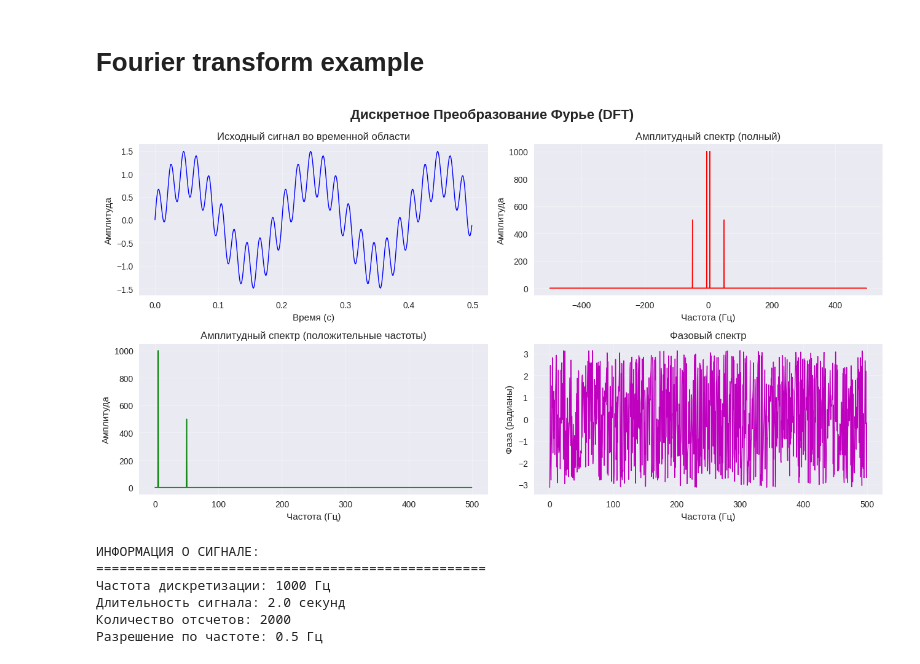
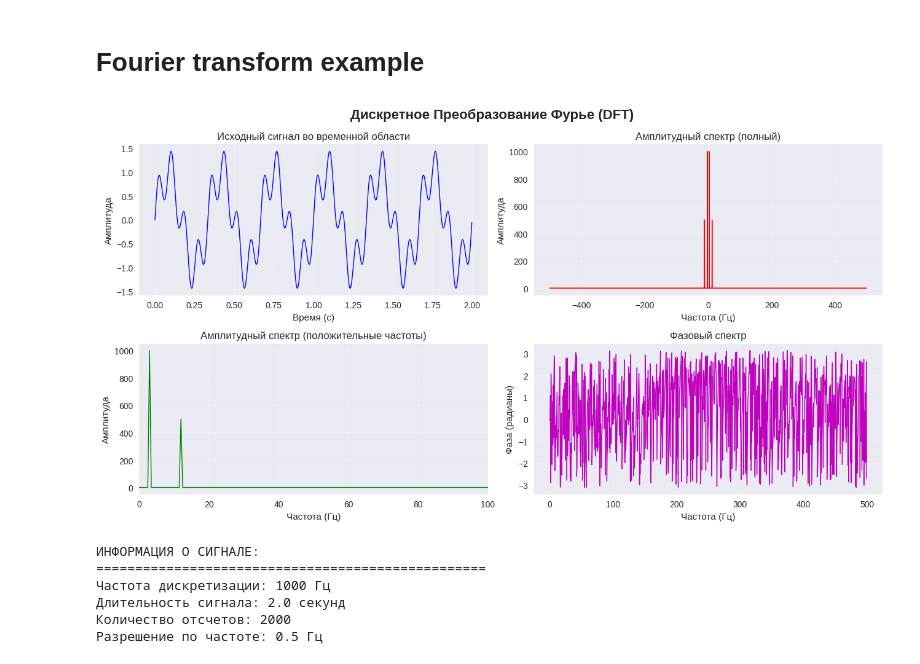
Before and after one commit to TAUforPython/wavelets, a Jupyter notebook: example DFT discrete Fourier transform.ipynb, the cells around one changed output. Cells and saved outputs as stored; diff of their text form; code cells hidden in the pictures.

```diff
--- a/example DFT discrete Fourier transform.ipynb
+++ b/example DFT discrete Fourier transform.ipynb
@@ -19,8 +19,8 @@ def create_signal_example():
     t = np.linspace(0, duration, int(sampling_rate * duration), endpoint=False)
 
     # Создание сигнала: сумма двух синусоид
-    frequency1 = 5   # 5 Гц
-    frequency2 = 50  # 50 Гц
+    frequency1 = 3   # 5 Гц
+    frequency2 = 12  # 30 Гц
     signal = np.sin(2 * np.pi * frequency1 * t) + 0.5 * np.sin(2 * np.pi * frequency2 * t)
 
     return t, signal, sampling_rate
@@ -33,20 +33,20 @@ def compute_dft(signal):
 # %% [markdown]
 # Fourier transform example
 # %%
-
 # Создание сигнала
-t, signal, fs = create_signal_example()
+t, y, fs = create_signal_example()
 
 # Вычисление DFT
-dft_result = compute_dft(signal)
-frequencies = fftfreq(len(signal), 1/fs)
+dft_result = compute_dft(y)
+frequencies = fftfreq(len(y), 1/fs)
 
 # Создание графиков
 fig, axes = plt.subplots(2, 2, figsize=(13, 7))
 fig.suptitle('Дискретное Преобразование Фурье (DFT)', fontsize=16, fontweight='bold')
 
 # 1. Исходный сигнал во временной области
-axes[0, 0].plot(t[:500], signal[:500], 'b-', linewidth=1)
+#axes[0, 0].plot(t[:500], y[:500], 'b-', linewidth=1)
+axes[0, 0].plot(t, y, 'b-', linewidth=1)
 axes[0, 0].set_xlabel('Время (с)')
 axes[0, 0].set_ylabel('Амплитуда')
 axes[0, 0].set_title('Исходный сигнал во временной области')
@@ -57,37 +57,39 @@ magnitude_spectrum = np.abs(dft_result)
 axes[0, 1].plot(frequencies, magnitude_spectrum, 'r-', linewidth=1)
 axes[0, 1].set_xlabel('Частота (Гц)')
 axes[0, 1].set_ylabel('Амплитуда')
 axes[0, 1].set_title('Амплитудный спектр (полный)')
 axes[0, 1].grid(True, alpha=0.3)
 
 # 3. Амплитудный спектр (только положительные частоты)
 positive_freq_idx = frequencies >= 0
 axes[1, 0].plot(frequencies[positive_freq_idx], magnitude_spectrum[positive_freq_idx], 'g-', linewidth=1)
 axes[1, 0].set_xlabel('Частота (Гц)')
 axes[1, 0].set_ylabel('Амплитуда')
 axes[1, 0].set_title('Амплитудный спектр (положительные частоты)')
 axes[1, 0].grid(True, alpha=0.3)
+axes[1, 0].set_xlim((0,100))
+#plt.show()
 
 # 4. Фазовый спектр
 phase_spectrum = np.angle(dft_result)
 axes[1, 1].plot(frequencies[positive_freq_idx], phase_spectrum[positive_freq_idx], 'm-', linewidth=1)
 axes[1, 1].set_xlabel('Частота (Гц)')
 axes[1, 1].set_ylabel('Фаза (радианы)')
 axes[1, 1].set_title('Фазовый спектр')
 axes[1, 1].grid(True, alpha=0.3)
 
 plt.tight_layout()
 plt.show()
 
 # Вывод информации о сигнале
 print("ИНФОРМАЦИЯ О СИГНАЛЕ:")
 print("=" * 50)
 print(f"Частота дискретизации: {fs} Гц")
-print(f"Длительность сигнала: {len(signal)/fs} секунд")
-print(f"Количество отсчетов: {len(signal)}")
-print(f"Разрешение по частоте: {fs/len(signal)} Гц")
+print(f"Длительность сигнала: {len(y)/fs} секунд")
+print(f"Количество отсчетов: {len(y)}")
+print(f"Разрешение по частоте: {fs/len(y)} Гц")
 # %% [output]
-[figure, old version]
+[figure, new version]
 ИНФОРМАЦИЯ О СИГНАЛЕ:
 ==================================================
 Частота дискретизации: 1000 Гц
```
Also changed, not shown: parts of 20 cells of this notebook.
